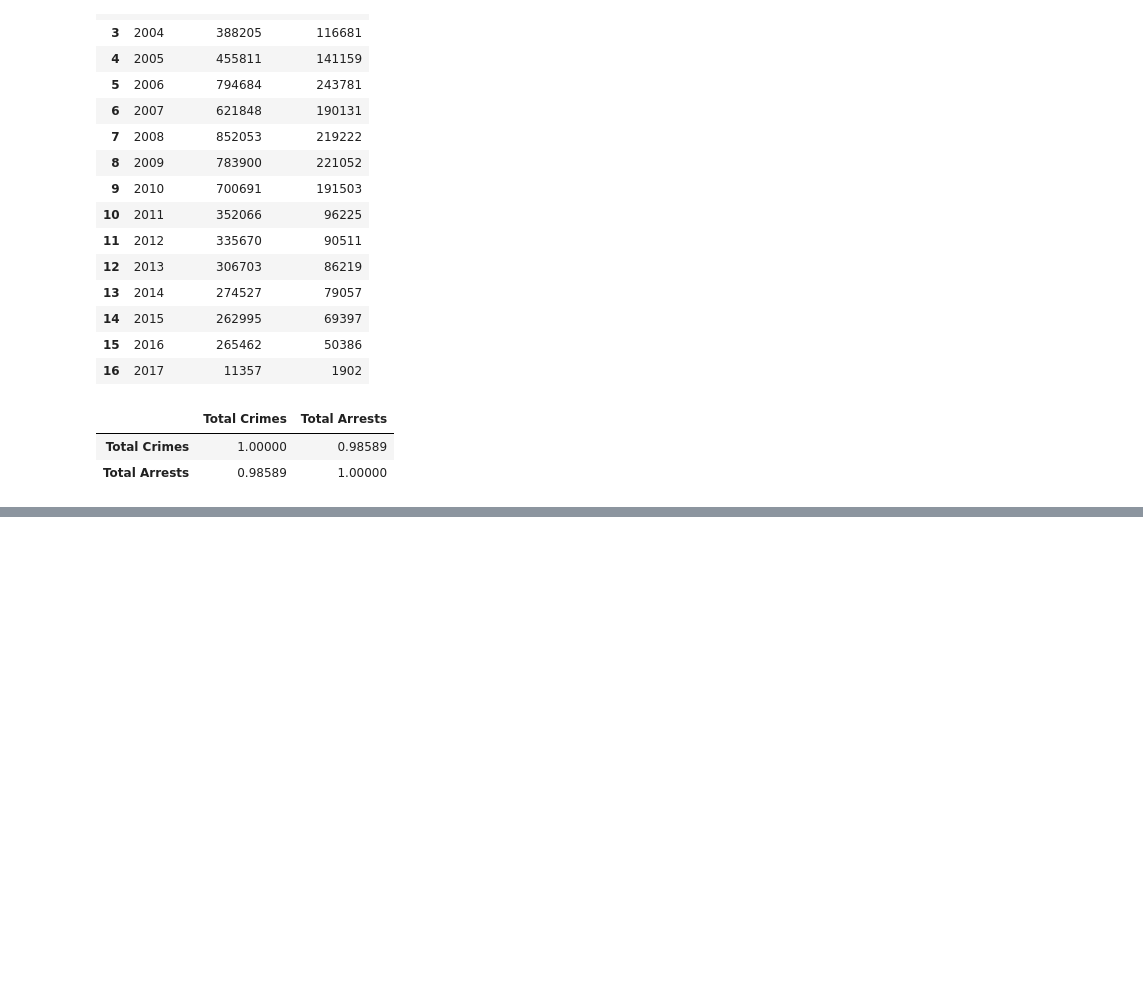
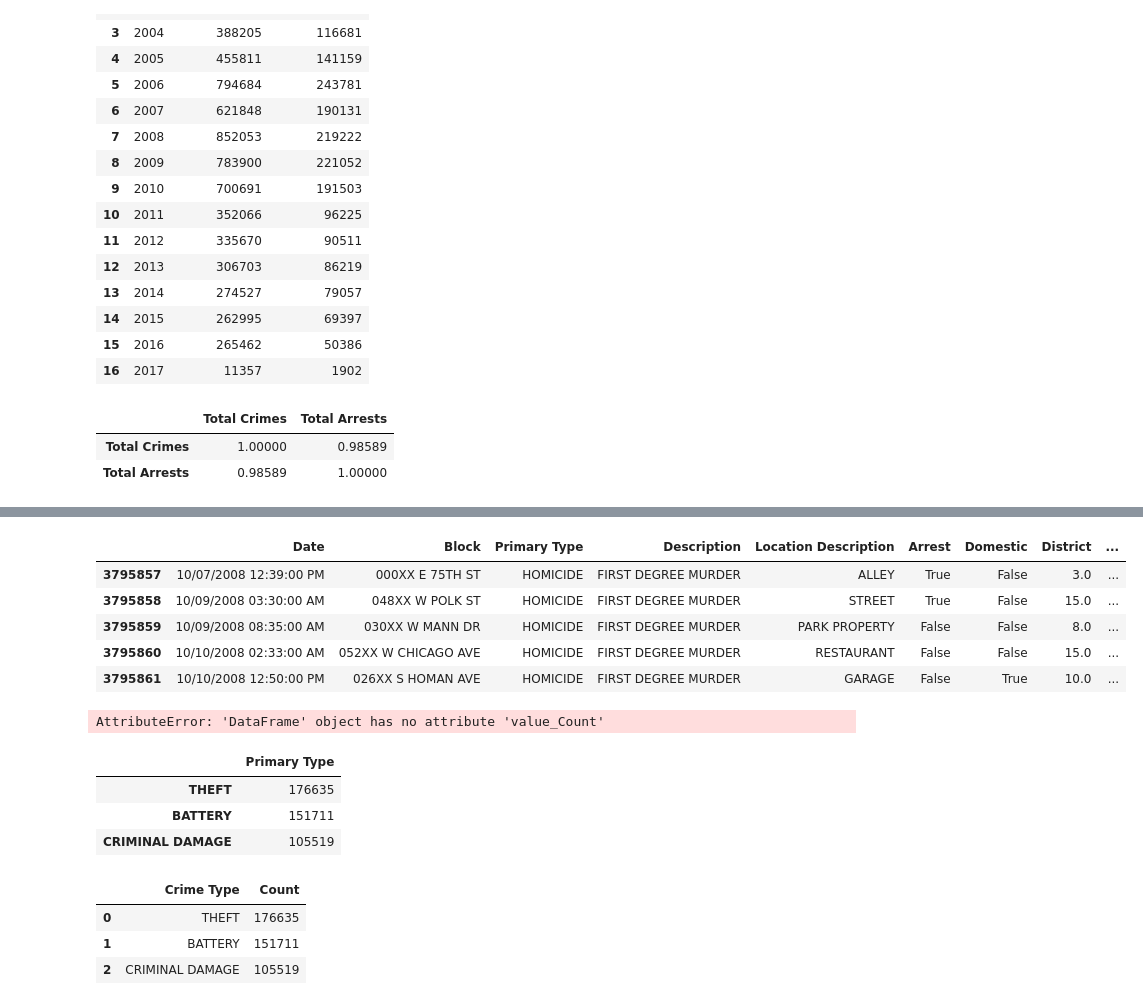
Before and after one commit to ABDULSABOOR1995/Exploratory-Data-Analysis-of-Chicago-Crime-data, a Jupyter notebook: Analysis of Chicago Crime Data.ipynb, the cells around one changed output, grey strips where cells are left out. Drawn from its saved outputs; the diff is of its cells as text; code cells hidden in the pictures; blank space fills up the shorter version.

```diff
--- a/Analysis of Chicago Crime Data.ipynb
+++ b/Analysis of Chicago Crime Data.ipynb
@@ -906,0 +918,10 @@ total_crimes_with_arrest[['Total Crimes', 'Total Arrests']].corr()
+# %%
+# Top 3 crimes in 2008
+crime_data_2008 = crime_data[crime_data['Year'] == 2008]
+# %% [output]
+|  | Date | Block | Primary Type | Description | Location Description | Arrest | Domestic | District | ... |
+| 3795857 | 10/07/2008 12:39:00 PM | 000XX E 75TH ST | HOMICIDE | FIRST DEGREE MURDER | ALLEY | True | False | 3.0 | ... |
+| 3795858 | 10/09/2008 03:30:00 AM | 048XX W POLK ST | HOMICIDE | FIRST DEGREE MURDER | STREET | True | False | 15.0 | ... |
+| 3795859 | 10/09/2008 08:35:00 AM | 030XX W MANN DR | HOMICIDE | FIRST DEGREE MURDER | PARK PROPERTY | False | False | 8.0 | ... |
+| 3795860 | 10/10/2008 02:33:00 AM | 052XX W CHICAGO AVE | HOMICIDE | FIRST DEGREE MURDER | RESTAURANT | False | False | 15.0 | ... |
+| 3795861 | 10/10/2008 12:50:00 PM | 026XX S HOMAN AVE | HOMICIDE | FIRST DEGREE MURDER | GARAGE | False | True | 10.0 | ... |
@@ -906,0 +930,12 @@ total_crimes_with_arrest[['Total Crimes', 'Total Arrests']].corr()
+# %%
+crime_data_2008.value_Count()
+# %% [output]
+AttributeError: 'DataFrame' object has no attribute 'value_Count'
+# %%
+top3_crimes_in_2008 = crime_data_2008['Primary Type'].value_counts()[:3].to_frame()
+top3_crimes_in_2008
+# %% [output]
+|  | Primary Type |
+| THEFT | 176635 |
+| BATTERY | 151711 |
+| CRIMINAL DAMAGE | 105519 |
@@ -906,0 +945,7 @@ total_crimes_with_arrest[['Total Crimes', 'Total Arrests']].corr()
+# %%
+top3_crimes_in_2008
+# %% [output]
+|  | Crime Type | Count |
+| 0 | THEFT | 176635 |
+| 1 | BATTERY | 151711 |
+| 2 | CRIMINAL DAMAGE | 105519 |
```
Also changed, not shown: parts of 30 cells of this notebook.
